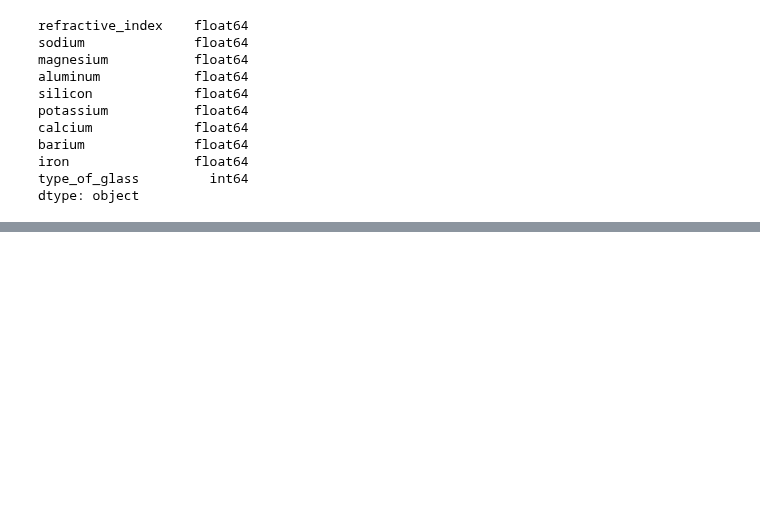
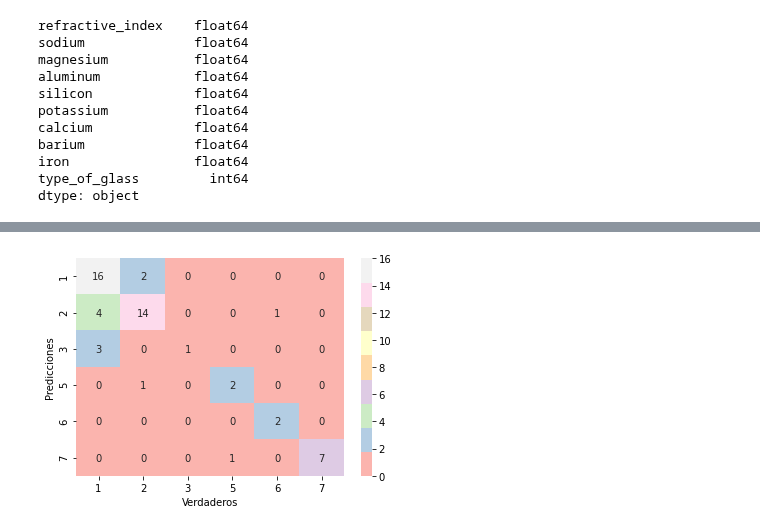
Before and after one commit to felipehigon/Batman, a Jupyter notebook: HungerGamesFelipe_4.ipynb, the cells around one changed output, grey strips where cells are left out. Saved outputs shown, nothing was run; the diff lists cells and outputs as text; code cells hidden in the pictures; blank space fills up the shorter version.

```diff
--- a/HungerGamesFelipe_4.ipynb
+++ b/HungerGamesFelipe_4.ipynb
@@ -292,0 +498,28 @@ dtype: object
+# %%
+#Search the best models grouping classes 1 2,1 3,1 5.....
+
+a = [1,2,3,5,6,7]
+modelos = {}
+DecisionTree = []
+RandomForest = []
+np.random.seed(123)
+for x in a:
+  for y in a:
+    if x!=y:
+      print(x,y)
+      b= a.copy()
+      b.remove(x)
+      b.remove(y)
+      #print(dict(zip(b,[0,0,0,0])))
+      Y_trainXX = Y_train.replace(dict(zip(b,[0,0,0,0])))
+      Y_testXX = Y_test.replace(dict(zip(b,[0,0,0,0])))
+      param_grid = {'max_depth': [3,4,5,6,7,8,9,10,11], 'min_samples_split': [2,3,4,5,6,7],
+              'max_features': list(range(1,10)), 'n_estimators':[30,31]}
+      scoring="f1_micro"
+      modelo_T, modelo_R, AUC_best, AUC_R = GenerateModel(X_train,Y_trainXX,X_test,Y_testXX,param_grid,scoring,plot_curve=False, Print=False)
+      if sum(AUC_best)>2.5 or sum(AUC_R)>2.5:
+        DecisionTree.append(round(sum(AUC_best),2))
+        RandomForest.append(round(sum(AUC_R),2))
+        lista =[modelo_T, modelo_R, AUC_best, AUC_R]
+        clave = (x *10) + y
+        modelos[clave] = lista
@@ -292,0 +603,16 @@ dtype: object
+# %%
+FinalModel = VotingClassifier(
+    estimators=[('C13',modelos[13][1]),('C65',modelos[65][1]),('C75',modelos[75][1]),('76',modelos[76][1])],
+    voting='soft',
+    #weights=[0.7, 1, 0.5, 0.9]#,
+    #verbose = 0
+)
+
+FinalModel.fit(X_train,np.ravel(Y_train))
+Y_predF = FinalModel.predict(X_test)
+Y_predFV = FinalModel.predict(X_val)
+# %%
+y_true=Y_test.type_of_glass
+Matrix(y_true,Y_predF)
+# %% [output]
+[figure, added]
```
Also changed, not shown: parts of 17 cells of this notebook.
